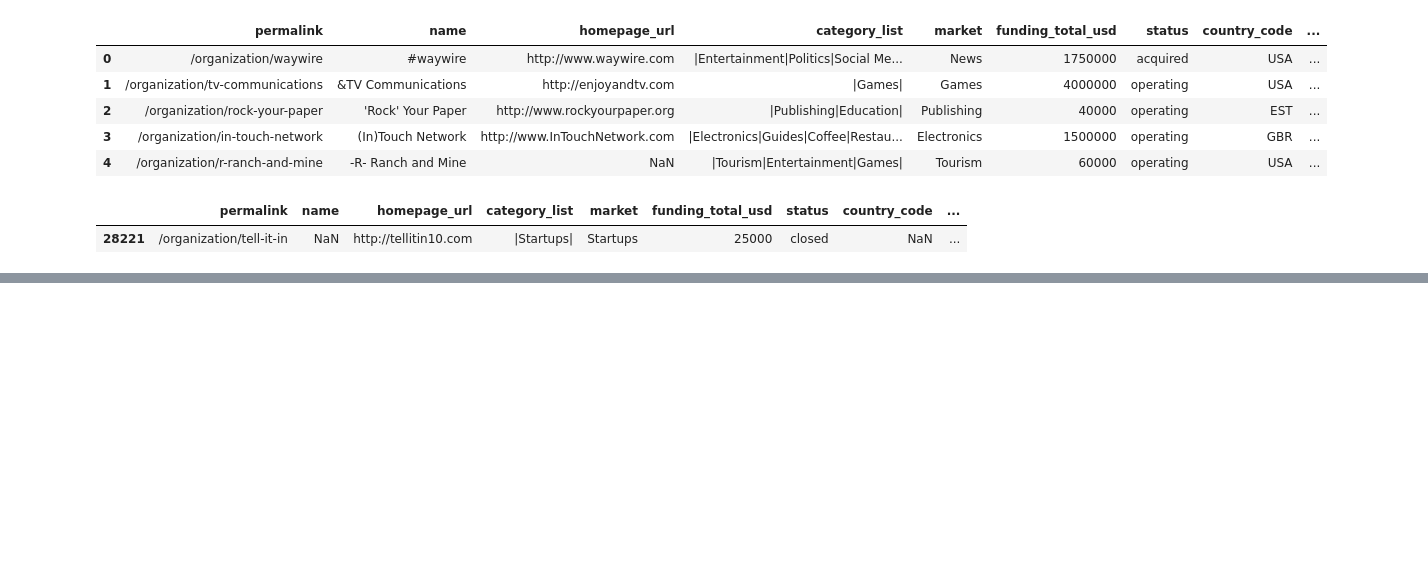
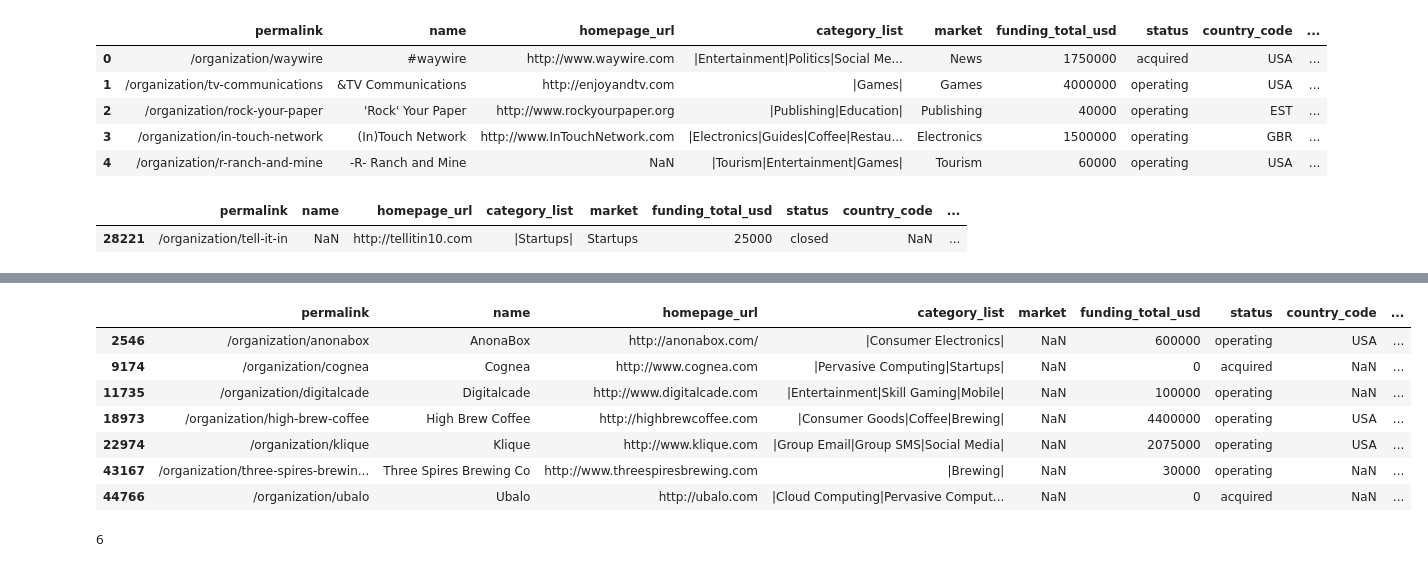
Before and after one commit to shamabansal17/Startups_funding_Analysis, a Jupyter notebook: funding_startup.ipynb, the cells around one changed output, grey strips where cells are left out. Saved outputs shown, nothing was run; the diff lists cells and outputs as text; code cells hidden in the pictures; blank space fills up the shorter version.

```diff
--- a/funding_startup.ipynb
+++ b/funding_startup.ipynb
@@ -253,0 +265,11 @@ df[df[['category_list','market']].isna().any(axis=1)][['category_list','market']
+# %%
+df[(~df['category_list'].isna() ) & (df['market'].isna())]
+# %% [output]
+|  | permalink | name | homepage_url | category_list | market | funding_total_usd | status | country_code | ... |
+| 2546 | /organization/anonabox | AnonaBox | http://anonabox.com/ | |Consumer Electronics| | NaN | 600000 | operating | USA | ... |
+| 9174 | /organization/cognea | Cognea | http://www.cognea.com | |Pervasive Computing|Startups| | NaN | 0 | acquired | NaN | ... |
+| 11735 | /organization/digitalcade | Digitalcade | http://www.digitalcade.com | |Entertainment|Skill Gaming|Mobile| | NaN | 100000 | operating | NaN | ... |
+| 18973 | /organization/high-brew-coffee | High Brew Coffee | http://highbrewcoffee.com | |Consumer Goods|Coffee|Brewing| | NaN | 4400000 | operating | USA | ... |
+| 22974 | /organization/klique | Klique | http://www.klique.com | |Group Email|Group SMS|Social Media| | NaN | 2075000 | operating | USA | ... |
+| 43167 | /organization/three-spires-brewin... | Three Spires Brewing Co | http://www.threespiresbrewing.com | |Brewing| | NaN | 30000 | operating | NaN | ... |
+| 44766 | /organization/ubalo | Ubalo | http://ubalo.com | |Cloud Computing|Pervasive Comput... | NaN | 0 | acquired | NaN | ... |
@@ -253,0 +290,6 @@ df[df[['category_list','market']].isna().any(axis=1)][['category_list','market']
+# %%
+df['last_funding_at']=parse_date(df['last_funding_at'])
+print(df['last_funding_at'].isna().sum())
+df.drop(df[df['last_funding_at'].isna()].index,inplace=True)
+# %% [output]
+6
```
Also changed, not shown: parts of 30 cells of this notebook.
